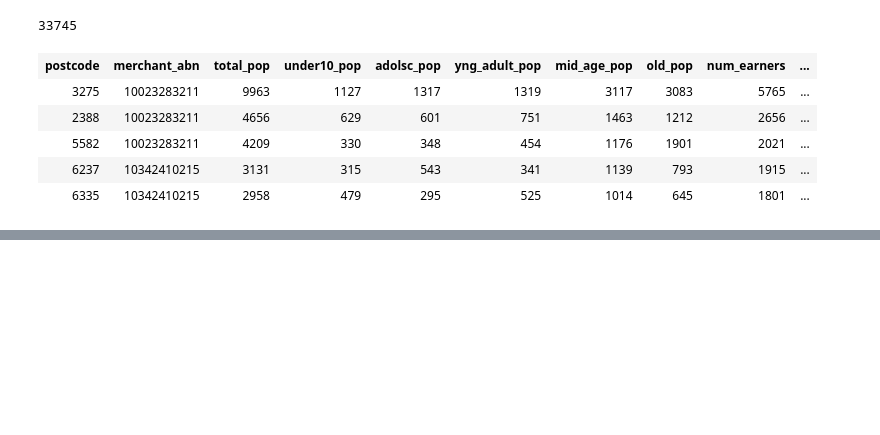
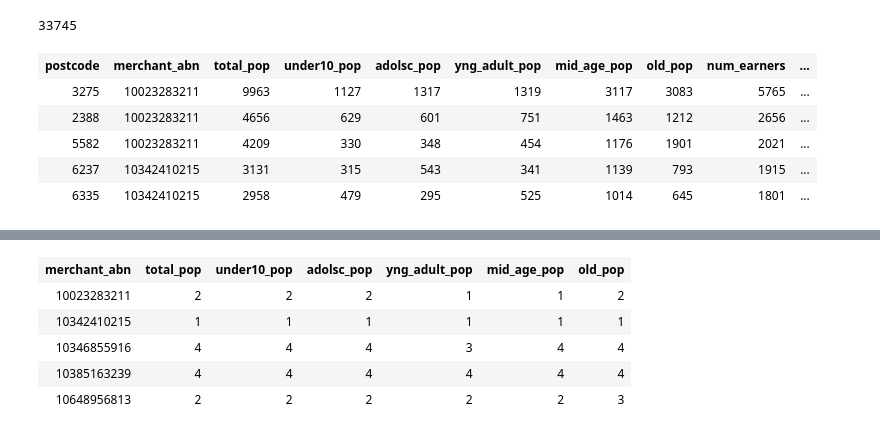
Before and after one commit to MAST30034-Applied-Data-Science/generic-buy-now-pay-later-project-group-35, a Jupyter notebook: notebooks/4.4-modelling_merch_demo.ipynb, the cells around one changed output, grey strips where cells are left out. Cells and saved outputs as stored; diff of their text form; code cells hidden in the pictures; blank space fills up the shorter version.

```diff
--- a/notebooks/4.4-modelling_merch_demo.ipynb
+++ b/notebooks/4.4-modelling_merch_demo.ipynb
@@ -153,0 +162,3 @@ merch_info.limit(5)
+# %%
+ext_data_quants_df = pd.DataFrame(index=col_names, columns=("LowerQuartile", "Median", "UpperQuartile"))
+ext_data_quants_df
@@ -153,0 +173,6 @@ merch_info.limit(5)
+# %%
+for ext_data_name in col_names:
+    new_vals = list(merch_demog.toPandas()[ext_data_name].quantile([0.25, 0.5, 0.75]))
+    ext_data_quants_df.loc[ext_data_name, ["LowerQuartile", "Median", "UpperQuartile"]] = new_vals
+
+ext_data_quants_df
@@ -153,0 +193,38 @@ merch_info.limit(5)
+# %%
+for ext_data_name in col_names:
+
+    merch_demog = merch_demog.withColumn(
+        ext_data_name,
+        when(
+            # less than lower quartile
+            col(ext_data_name) < ext_data_quants_df.loc[ext_data_name, "LowerQuartile"],
+            lit(1)
+        )
+        .when(
+            # between lower quartile and median
+            (col(ext_data_name) > ext_data_quants_df.loc[ext_data_name, "LowerQuartile"]) &
+            (col(ext_data_name) < ext_data_quants_df.loc[ext_data_name, "Median"]),
+            lit(2)
+        )
+        .when(
+            # between median and upper quartile
+            (col(ext_data_name) > ext_data_quants_df.loc[ext_data_name, "Median"]) &
+            (col(ext_data_name) < ext_data_quants_df.loc[ext_data_name, "UpperQuartile"]),
+            lit(3)
+        )
+        .when(
+            # more than upper quartile
+            col(ext_data_name) > ext_data_quants_df.loc[ext_data_name, "UpperQuartile"],
+            lit(4)
+        )
+        .otherwise(lit(-1))
+    )
+
+merch_demog.limit(5)
+# %% [output]
+| merchant_abn | total_pop | under10_pop | adolsc_pop | yng_adult_pop | mid_age_pop | old_pop |
+| 10023283211 | 2 | 2 | 2 | 1 | 1 | 2 |
+| 10342410215 | 1 | 1 | 1 | 1 | 1 | 1 |
+| 10346855916 | 4 | 4 | 4 | 3 | 4 | 4 |
+| 10385163239 | 4 | 4 | 4 | 4 | 4 | 4 |
+| 10648956813 | 2 | 2 | 2 | 2 | 2 | 3 |
```
Also changed, not shown: parts of 16 cells of this notebook, 1 other file.
